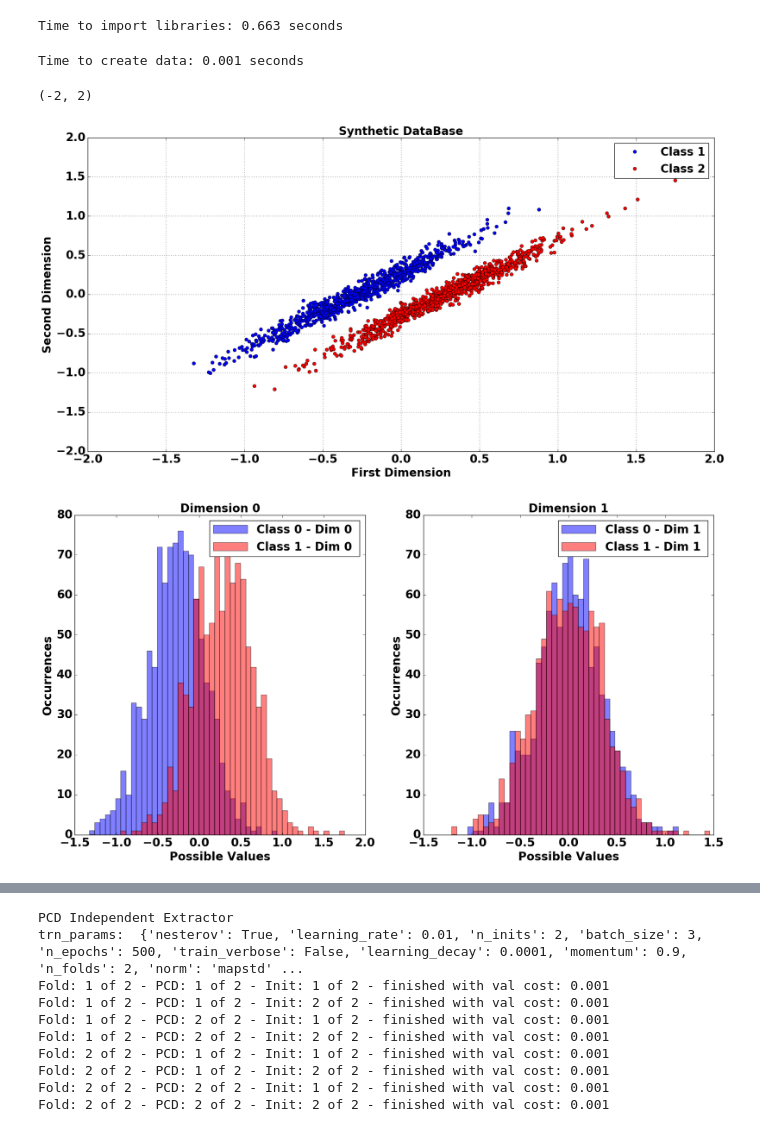
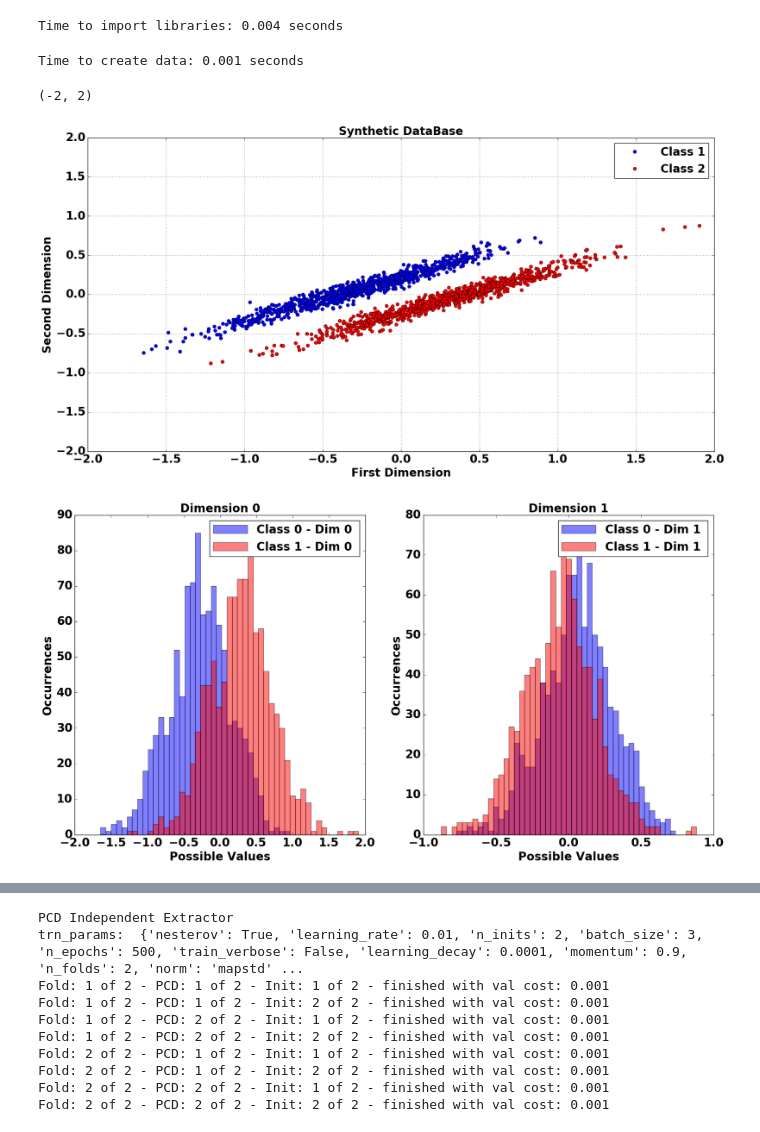
Before and after one commit to natmourajr/LPSTutorials, a Jupyter notebook: Packages/Preprocessing/SyntheticDataBasePCDIndependent.ipynb, the cells around one changed output, grey strips where cells are left out. Saved outputs shown, nothing was run; the diff lists cells and outputs as text; code cells hidden in the pictures.

```diff
--- a/Packages/Preprocessing/SyntheticDataBasePCDIndependent.ipynb
+++ b/Packages/Preprocessing/SyntheticDataBasePCDIndependent.ipynb
@@ -17,9 +17,9 @@ import matplotlib.pyplot as plt
 
 plt.rcParams['lines.linewidth'] = 2
 plt.rcParams['legend.handlelength'] = 3
-plt.rcParams['legend.borderpad'] = 0.3
-plt.rcParams['legend.numpoints'] = 1
-plt.rcParams['legend.fontsize'] = 20
+#plt.rcParams['legend.borderpad'] = 0.3
+#plt.rcParams['legend.numpoints'] = 1
+#plt.rcParams['legend.fontsize'] = 20
 plt.rcParams['xtick.labelsize'] = 20
 plt.rcParams['font.weight'] = 'bold'
 plt.rcParams['ytick.labelsize'] = 20
@@ -27,54 +27,57 @@ plt.rcParams['ytick.labelsize'] = 20
 current_time = time.time()
 print 'Time to import libraries: %1.3f seconds'%(current_time-init_time)
 # %% [output]
-Time to import libraries: 0.663 seconds
+Time to import libraries: 0.004 seconds
 # %%
 # Create Data
 
 init_time = time.time()
 
+n_events = 1000
+
 # dados em 45^o
-rotation_matrix = [[np.cos(np.pi/4), -np.sin(np.pi/4)],[np.sin(np.pi/4), np.cos(np.pi/4)]]
+angle = np.pi/6
+rotation_matrix = [[np.cos(angle), -np.sin(angle)],[np.sin(angle), np.cos(angle)]]
 
 m_means = [-0.2,0.2]
 m_vars = [0.5,0.05]
 
-data_c1 = m_vars*np.random.randn(1000,2)+m_means
+data_c1 = m_vars*np.random.randn(n_events,2)+m_means
 data_c1 = np.inner(data_c1,rotation_matrix)
-
 
 m_means = [0.2,-0.2]
 m_vars = [0.5,0.05]
 
-data_c2 = m_vars*np.random.randn(1000,2)+m_means
+
+data_c2 = m_vars*np.random.randn(n_events,2)+m_means
 data_c2 = np.inner(data_c2,rotation_matrix)
 
 data = np.append(data_c1, data_c2,axis=0)
 trgt = np.append(np.zeros(data_c1.shape[0]),np.ones(data_c2.shape[0]),axis=0)
 
 current_time = time.time()
 print 'Time to create data: %1.3f seconds'%(current_time-init_time)
 
 # plot data
 %matplotlib inline
 
 fig = plt.figure(figsize=(20,10))
 
 plt.plot(data[trgt==0,0],data[trgt==0,1],'bo',label='Class 1')
 plt.plot(data[trgt==1,0],data[trgt==1,1],'ro',label='Class 2')
 
 plt.legend()
 plt.grid()
 plt.title('Synthetic DataBase',fontweight='bold',fontsize=20)
 plt.xlabel('First Dimension',fontweight='bold',fontsize=20)
 plt.ylabel('Second Dimension',fontweight='bold',fontsize=20)
 limits = [-2, 2]
 plt.xlim(limits)
 plt.ylim(limits)
 # %% [output]
 Time to create data: 0.001 seconds
 (-2, 2)
-[figure, old version]
+[figure, new version]
 # %%
 # Plot Distributions
 %matplotlib inline
@@ -95,7 +98,7 @@ for iclass in range(2):
         ax[idim].set_xlabel('Possible Values',fontsize=20,fontweight='bold')
         ax[idim].set_ylabel('Occurrences',fontsize=20,fontweight='bold')
 # %% [output]
-[figure, old version]
+[figure, new version]
 # %%
 # PCA Decomp.
 
```
Also changed, not shown: parts of 7 cells of this notebook, 1 other file.
